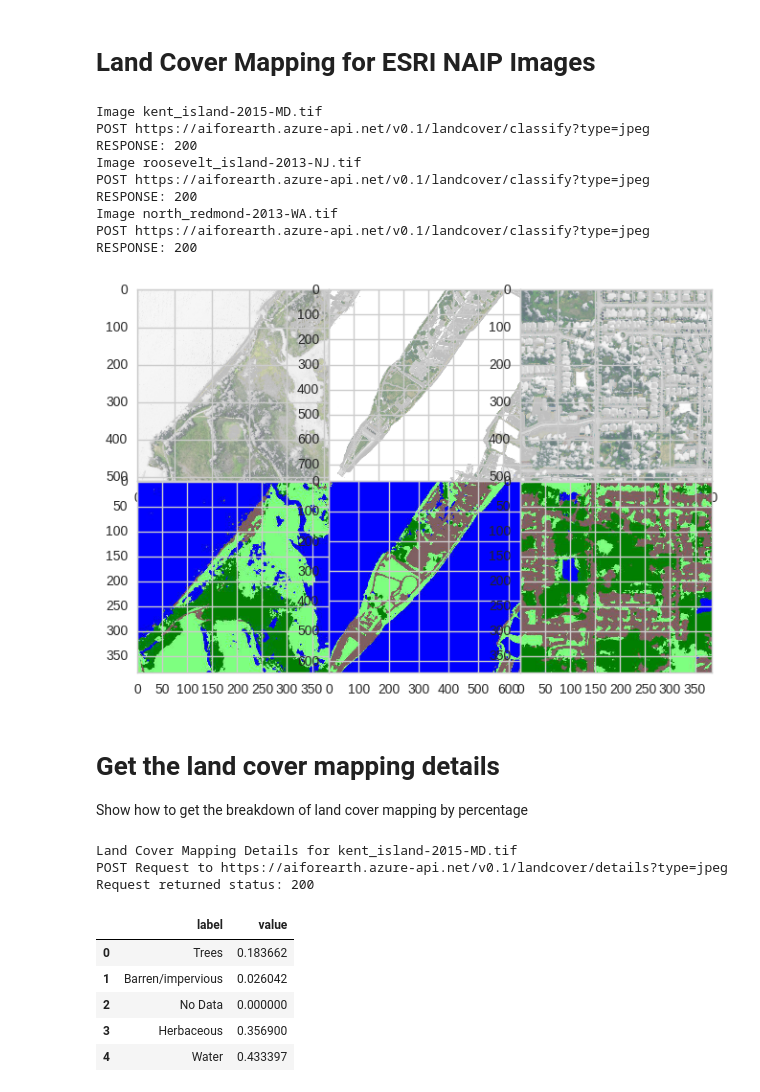
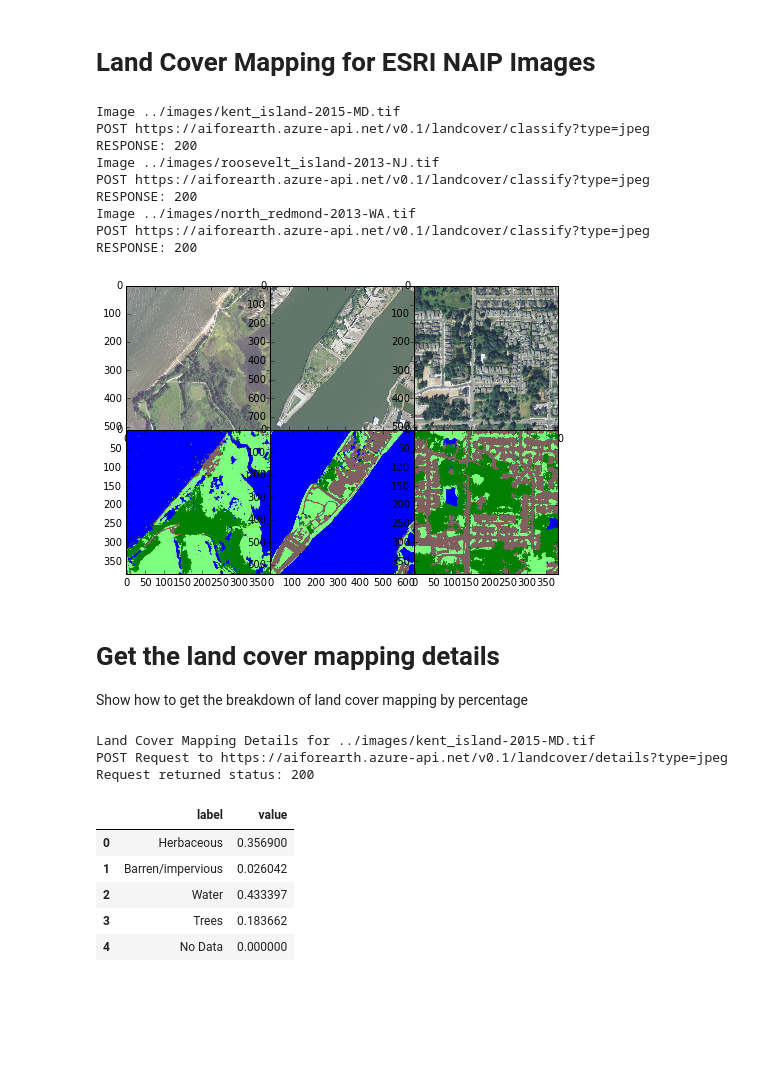
Before and after one commit to jennifermarsman/Samples, a Jupyter notebook: Python/aieforearthapi.ipynb, the cells around one changed output. Drawn from its saved outputs; the diff is of its cells as text; code cells hidden in the pictures; blank space fills up the shorter version.

```diff
--- a/Python/aieforearthapi.ipynb
+++ b/Python/aieforearthapi.ipynb
@@ -9,9 +9,11 @@ import requests
 # %% [markdown]
 # AI For Earth Land Cover Mapping APIs
 # %%
-# Specify the subscription key
+# Specify the subscription key and header constants
 SUBSCRIPTION_KEY = '38013f01432e404d84b731ee168e2185'
 AUTHORIZATION_HEADER = 'Ocp-Apim-Subscription-Key'
+CONTENT_TYPE = "Content-Type"
+TIFF_CONTENT_TYPE = 'image/tiff'
 
 # Specify the url for AI for Earth APIs
 base_url = 'https://aiforearth.azure-api.net/v0.1'
@@ -27,8 +29,8 @@ def build_classify_url(file_type='jpeg', base_url=base_url):
 def build_details_url(file_type='jpeg', base_url=base_url):
     return classify_details_format.format(base_url, file_type)
 
-def authorization_headers():
-    return { AUTHORIZATION_HEADER: SUBSCRIPTION_KEY }
+def get_api_headers(content_type):
+    return { AUTHORIZATION_HEADER: SUBSCRIPTION_KEY, CONTENT_TYPE: content_type }
 
 # Method that talks directly to the landcover service
 def classify_image(input_path):
@@ -36,7 +38,7 @@ def classify_image(input_path):
     url = build_classify_url()
 
     print("POST {0}".format(url))
-    r = requests.post(url, headers=authorization_headers(), data=img)
+    r = requests.post(url, headers=get_api_headers(TIFF_CONTENT_TYPE), data=img)
 
     print("RESPONSE: {0}".format(r.status_code))
     return Image.open(BytesIO(r.content))
@@ -46,7 +48,7 @@ def classify_image_details(input_path):
     url = build_details_url()
 
     print("POST Request to {0}".format(url))
-    r = requests.post(url, headers=authorization_headers(), data=img)
+    r = requests.post(url, headers=get_api_headers(TIFF_CONTENT_TYPE), data=img)
 
     print("Request returned status: {0}".format(r.status_code))
     return r.json()
@@ -54,7 +56,7 @@ def classify_image_details(input_path):
 # Land Cover Mapping for ESRI NAIP Images
 # %%
 # Define input images
-images = ['kent_island-2015-MD.tif', 'roosevelt_island-2013-NJ.tif', 'north_redmond-2013-WA.tif']
+images = ['../images/kent_island-2015-MD.tif', '../images/roosevelt_island-2013-NJ.tif', '../images/north_redmond-2013-WA.tif']
 # %%
 # Perform classification and generate the output image
 # Save Locally
@@ -63,13 +65,13 @@ for tif_path in images:
    image = classify_image(tif_path)
    image.save(tif_path.replace('tif', 'jpg'))
 # %% [output]
-Image kent_island-2015-MD.tif
+Image ../images/kent_island-2015-MD.tif
 POST https://aiforearth.azure-api.net/v0.1/landcover/classify?type=jpeg
 RESPONSE: 200
-Image roosevelt_island-2013-NJ.tif
+Image ../images/roosevelt_island-2013-NJ.tif
 POST https://aiforearth.azure-api.net/v0.1/landcover/classify?type=jpeg
 RESPONSE: 200
-Image north_redmond-2013-WA.tif
+Image ../images/north_redmond-2013-WA.tif
 POST https://aiforearth.azure-api.net/v0.1/landcover/classify?type=jpeg
 RESPONSE: 200
 # %%
@@ -81,31 +84,31 @@ import numpy as np
 # %%
 # Show Result of classification
 gs = gridspec.GridSpec(2, 3, top=1., bottom=0., right=1., left=0., hspace=0.,wspace=0.)
 
 i = 0
 
 for image in images:
     ax1 = plt.subplot(gs[i])
     img = mpimg.imread(image)
-    ax1.imshow(img)
+    ax1.imshow(img[:,:,:-1])
     i +=1
 
 for image in images:
     ax1 = plt.subplot(gs[i])
     img = mpimg.imread(image.replace('tif', 'jpg'))
     ax1.imshow(img)
     i +=1
 # %% [output]
-[figure, old version]
+[figure, new version]
 # %% [markdown]
 # Get the land cover mapping details
 Show how to get the breakdown of land cover mapping by percentage
 # %%
 # Perform classification and get the percentage breakdown for 1 image
-print("Land Cover Mapping Details for {0}".format(input_images[0]))
+print("Land Cover Mapping Details for {0}".format(images[0]))
 results = classify_image_details(images[0])
 # %% [output]
-Land Cover Mapping Details for kent_island-2015-MD.tif
+Land Cover Mapping Details for ../images/kent_island-2015-MD.tif
 POST Request to https://aiforearth.azure-api.net/v0.1/landcover/details?type=jpeg
 Request returned status: 200
 # %%
@@ -122,11 +125,11 @@ landuse = pd.DataFrame(
 landuse
 # %% [output]
 |  | label | value |
-| 0 | Trees | 0.183662 |
+| 0 | Herbaceous | 0.356900 |
 | 1 | Barren/impervious | 0.026042 |
-| 2 | No Data | 0.000000 |
-| 3 | Herbaceous | 0.356900 |
-| 4 | Water | 0.433397 |
+| 2 | Water | 0.433397 |
+| 3 | Trees | 0.183662 |
+| 4 | No Data | 0.000000 |
 # %%
 # Visualize the breakdown of land cover
 import seaborn as sns
```
Also changed, not shown: parts of 2 cells of this notebook, 5 other files.
